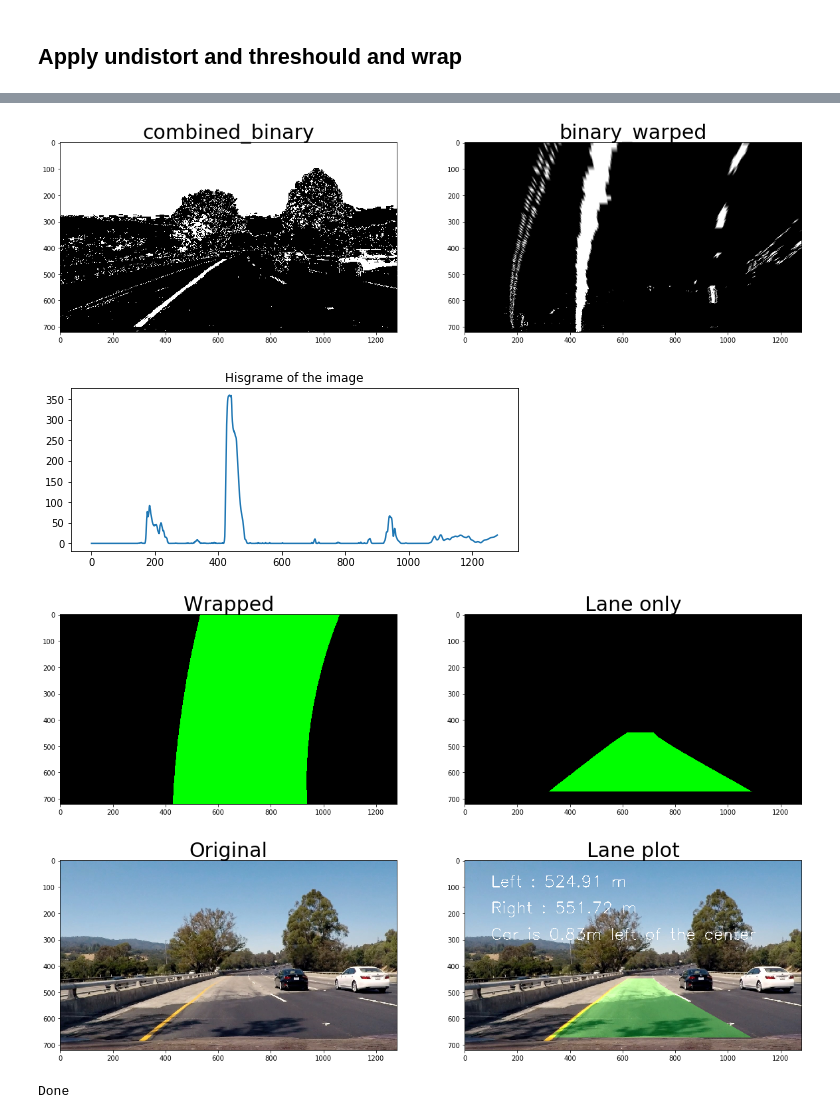
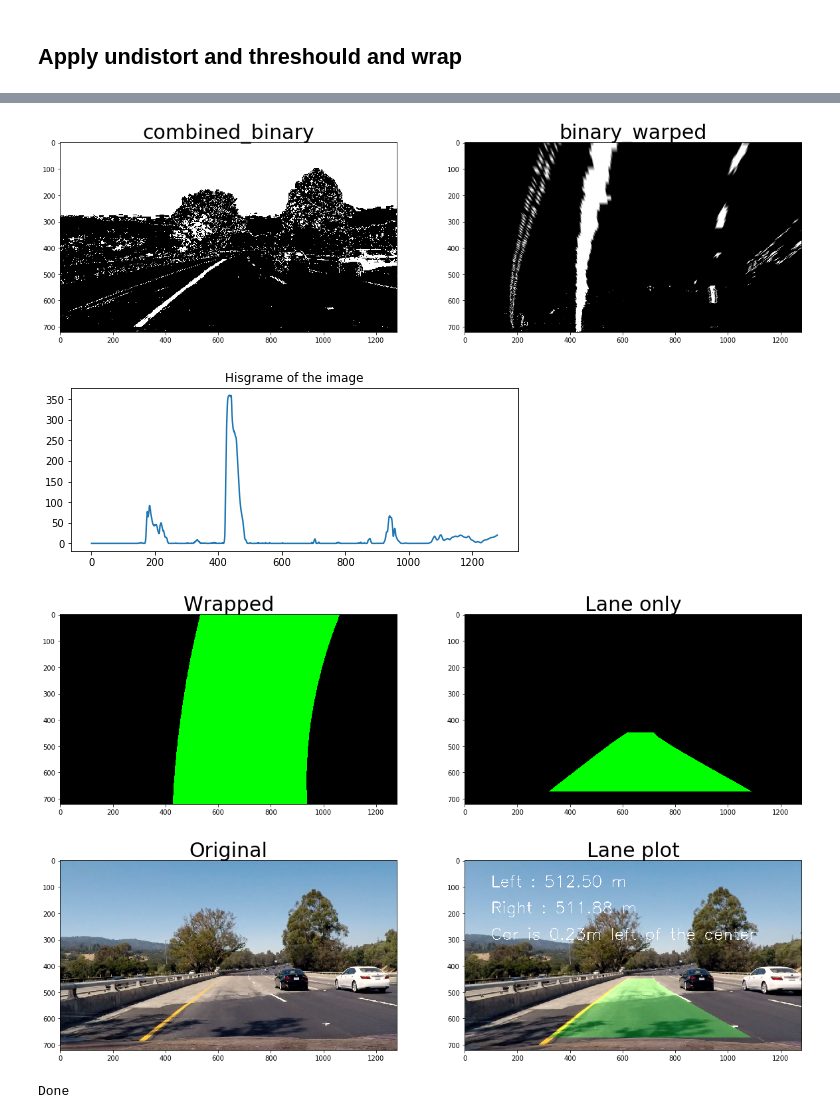
Before and after one commit to supercarl87/CarND-Advanced-Lane-Lines, a Jupyter notebook: lane_line.ipynb, the cells around one changed output, grey strips where cells are left out. Saved outputs shown, nothing was run; the diff lists cells and outputs as text; code cells hidden in the pictures.

Commit message:
Address comment for offset and undistorted image

```diff
--- a/lane_line.ipynb
+++ b/lane_line.ipynb
@@ -268,7 +268,7 @@ def get_fitting_points(binary_warped, debug=False):
     pts_right = np.int32([line_right])
 
     xm_per_pix = 3.7/700 # meters per pixel in x dimension
-    camera_center = (left_fit[-1] + right_fit[-1])/2
+    camera_center = (left_fitx[-1] + right_fitx[-1])/2
     center_diff = (camera_center - binary_warped.shape[1]/2) * xm_per_pix
 
     out_img[nonzeroy[left_lane_inds], nonzerox[left_lane_inds]] = [255, 0, 0]
@@ -373,7 +373,7 @@ def process_image(img, mtx=mtx, dist=dist, debug=False, img_format='bgr'):
     cv2.fillPoly(lane_img_wraped, pts, (0, 255, 0))
     lane_only = cv2.warpPerspective(lane_img_wraped, Minv, img_size, flags=cv2.INTER_LINEAR)
     copy_src_img = np.copy(img)
-    processed = cv2.addWeighted(img, 1, lane_only, 0.3, 0)
+    processed = cv2.addWeighted(undistort, 1, lane_only, 0.3, 0)
     font = cv2.FONT_HERSHEY_SIMPLEX
     cv2.putText(processed,'Left : ' + '%.2f' % (left_curverad) + ' m',(100,100), font, 2,(255,255,255),2)
     cv2.putText(processed,'Right : ' + '%.2f' % (right_curverad) + ' m',(100,200), font, 2,(255,255,255),2)
@@ -403,34 +403,34 @@ def process_image(img, mtx=mtx, dist=dist, debug=False, img_format='bgr'):
         display_image(combined_binary, binary_warped, 'combined_binary', 'binary_warped', 'gray', 'gray')
         display_hisgram(binary_warped)
         display_image(lane_img_wraped, lane_only, 'Wrapped', 'Lane only')
         display_image(img, processed, 'Original', 'Lane plot','bgr', 'bgr')
     return processed
 
 img = cv2.imread('test_images/test4.jpg')
 
 dst = process_image(img, mtx, dist, debug=True)
 
 images = glob.glob('test_images/*.jpg')
 
 # Step through the list and search for chessboard corners
 for idx, fname in enumerate(images):
 #     break
     img = cv2.imread(fname)
     processed = process_image(img, mtx, dist, debug=False)
     basename = os.path.basename(fname)
     output_final_path = 'output_images/final_' +basename
     cv2.imwrite(output_final_path, processed)
 
 print('Done')
 # %% [output]
 [figure]
 [figure]
 [figure]
 [figure]
 [figure]
 [figure]
 [figure]
-[figure, old version]
+[figure, new version]
 Done
 # %%
 import imageio
```
Also changed, not shown: parts of 1 cell of this notebook, 10 other files.
